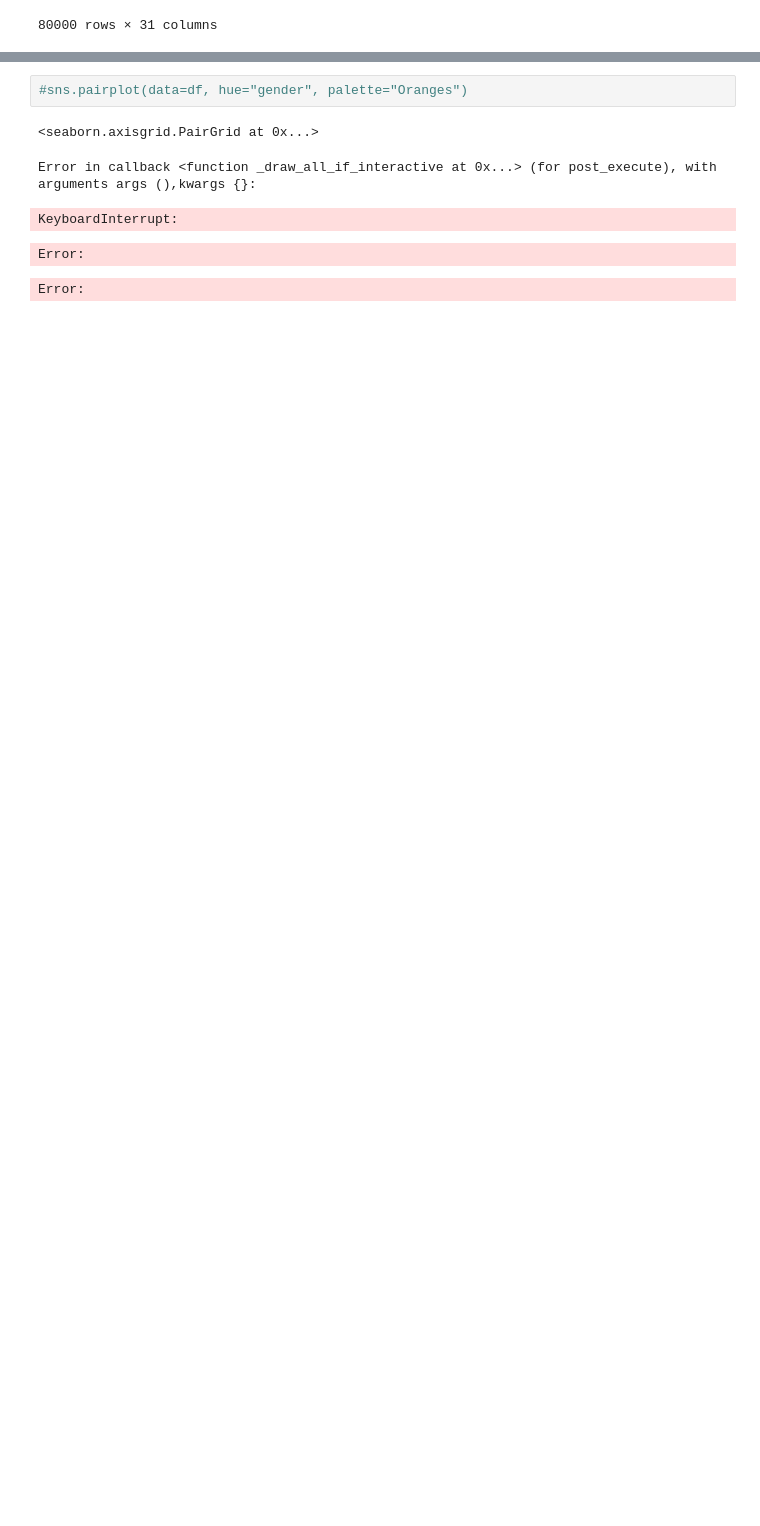
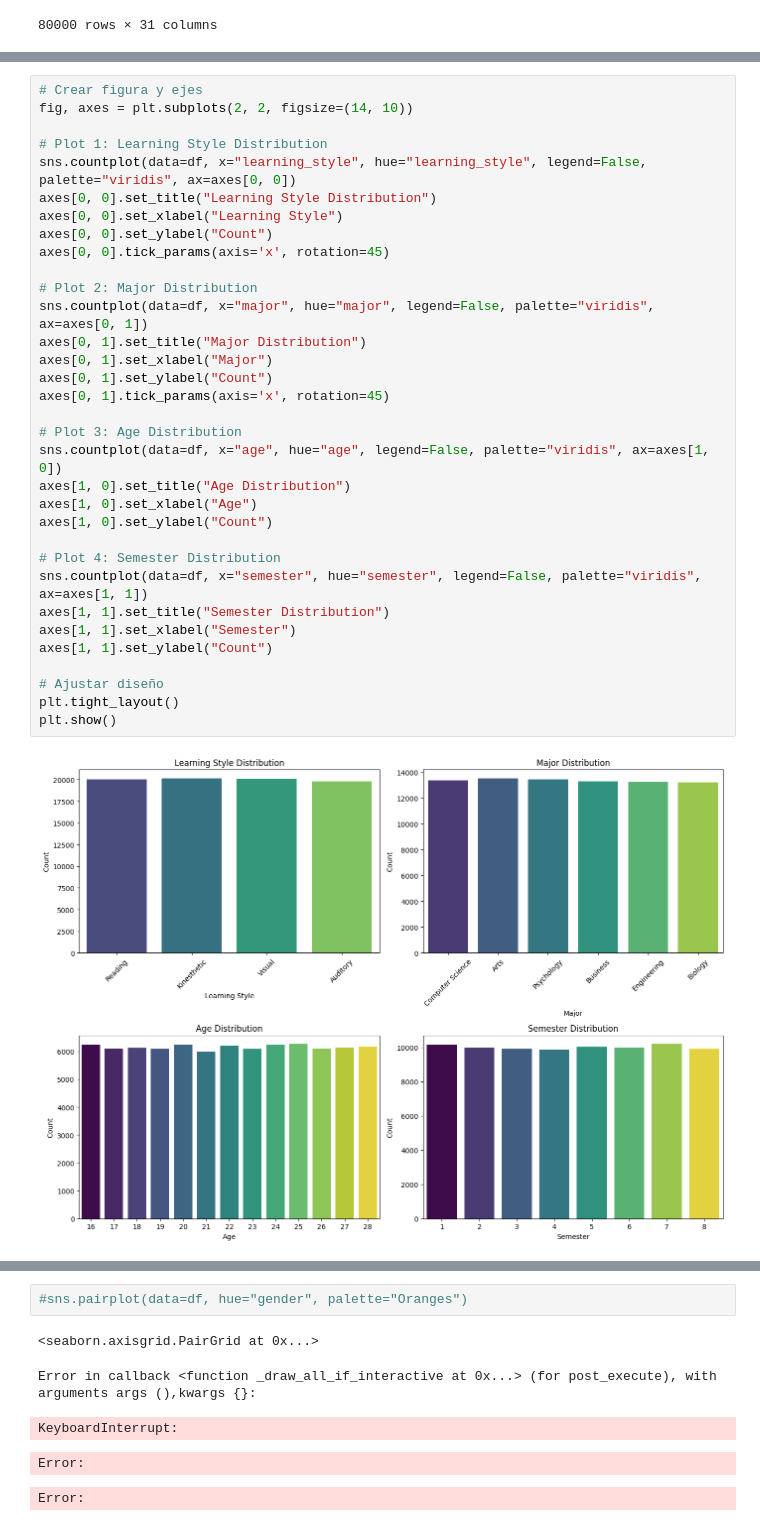
Before and after one commit to SebastianSalasR/tutorialesia, a Jupyter notebook: exercises/08-Student Habits and Academic Performance/analisys.ipynb, the cells around one changed output, grey strips where cells are left out. Drawn from its saved outputs; the diff is of its cells as text; blank space fills up the shorter version.

```diff
--- a/exercises/08-Student Habits and Academic Performance/analisys.ipynb
+++ b/exercises/08-Student Habits and Academic Performance/analisys.ipynb
@@ -31,0 +54,35 @@ df
+# %%
+# Crear figura y ejes
+fig, axes = plt.subplots(2, 2, figsize=(14, 10))
+
+# Plot 1: Learning Style Distribution
+sns.countplot(data=df, x="learning_style", hue="learning_style", legend=False, palette="viridis", ax=axes[0, 0])
+axes[0, 0].set_title("Learning Style Distribution")
+axes[0, 0].set_xlabel("Learning Style")
+axes[0, 0].set_ylabel("Count")
+axes[0, 0].tick_params(axis='x', rotation=45)
+
+# Plot 2: Major Distribution
+sns.countplot(data=df, x="major", hue="major", legend=False, palette="viridis", ax=axes[0, 1])
+axes[0, 1].set_title("Major Distribution")
+axes[0, 1].set_xlabel("Major")
+axes[0, 1].set_ylabel("Count")
+axes[0, 1].tick_params(axis='x', rotation=45)
+
+# Plot 3: Age Distribution
+sns.countplot(data=df, x="age", hue="age", legend=False, palette="viridis", ax=axes[1, 0])
+axes[1, 0].set_title("Age Distribution")
+axes[1, 0].set_xlabel("Age")
+axes[1, 0].set_ylabel("Count")
+
+# Plot 4: Semester Distribution
+sns.countplot(data=df, x="semester", hue="semester", legend=False, palette="viridis", ax=axes[1, 1])
+axes[1, 1].set_title("Semester Distribution")
+axes[1, 1].set_xlabel("Semester")
+axes[1, 1].set_ylabel("Count")
+
+# Ajustar diseño
+plt.tight_layout()
+plt.show()
+# %% [output]
+[figure, added]
```
Also changed, not shown: parts of 18 cells of this notebook, 1 other file.
